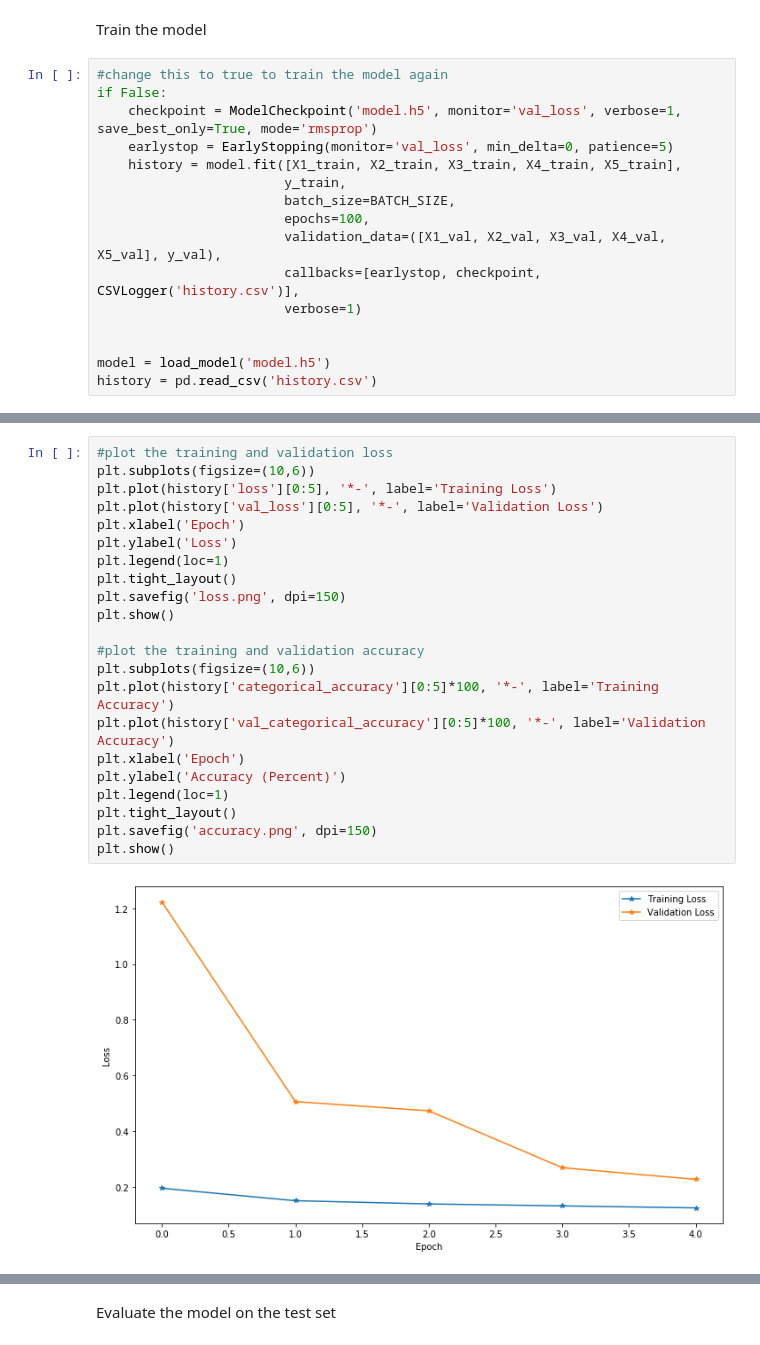
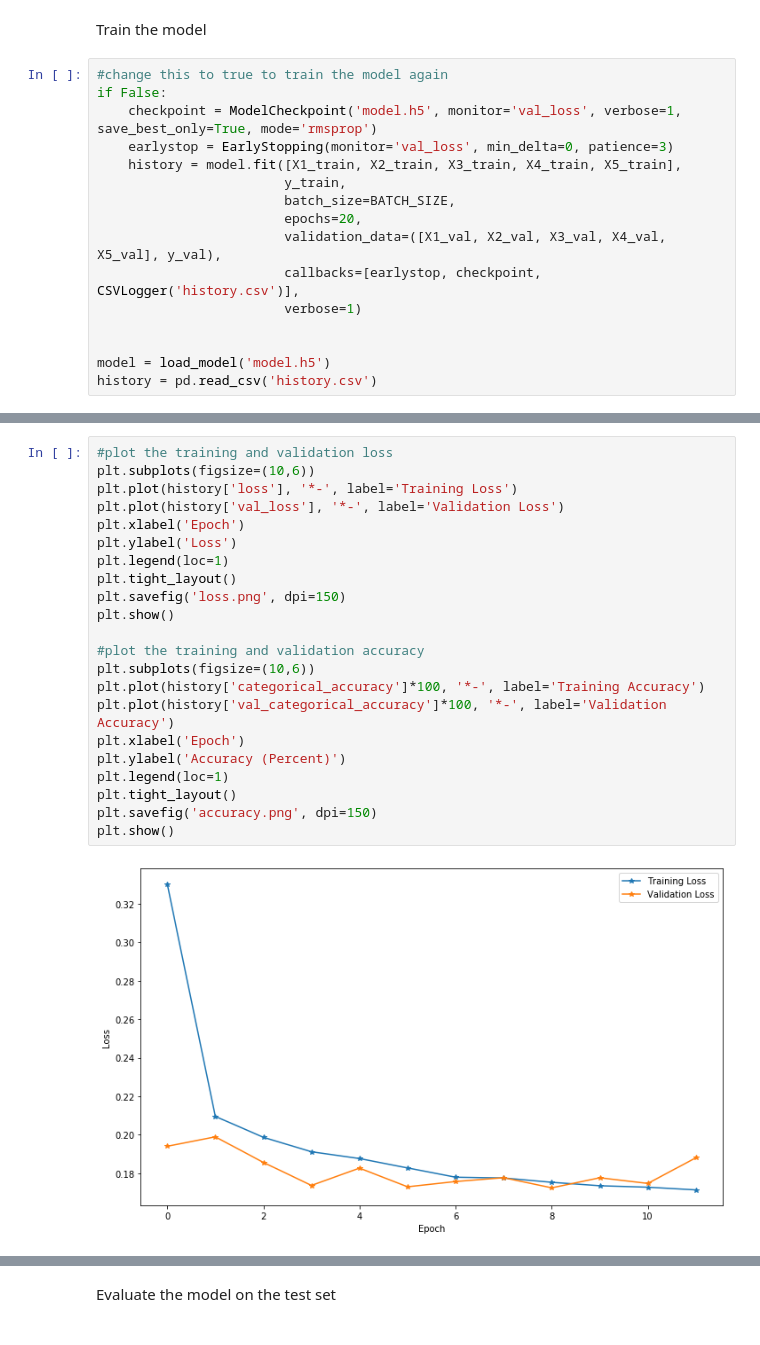
Before and after one commit to nerajbobra/lstm-cnn-eeg-sleep-staging, a Jupyter notebook: train_model.ipynb, the cells around one changed output, grey strips where cells are left out. Cells and saved outputs as stored; diff of their text form.

```diff
--- a/train_model.ipynb
+++ b/train_model.ipynb
@@ -403,11 +232,11 @@ Train the model
 #change this to true to train the model again
 if False:
     checkpoint = ModelCheckpoint('model.h5', monitor='val_loss', verbose=1, save_best_only=True, mode='rmsprop')
-    earlystop = EarlyStopping(monitor='val_loss', min_delta=0, patience=5)
+    earlystop = EarlyStopping(monitor='val_loss', min_delta=0, patience=3)
     history = model.fit([X1_train, X2_train, X3_train, X4_train, X5_train],
                         y_train,
                         batch_size=BATCH_SIZE,
-                        epochs=100,
+                        epochs=20,
                         validation_data=([X1_val, X2_val, X3_val, X4_val, X5_val], y_val),
                         callbacks=[earlystop, checkpoint, CSVLogger('history.csv')],
                         verbose=1)
@@ -420,24 +249,24 @@ Plot the loss and accuracy. Note that early stopping saved the model after epoch
 # %%
 #plot the training and validation loss
 plt.subplots(figsize=(10,6))
-plt.plot(history['loss'][0:5], '*-', label='Training Loss')
-plt.plot(history['val_loss'][0:5], '*-', label='Validation Loss')
+plt.plot(history['loss'], '*-', label='Training Loss')
+plt.plot(history['val_loss'], '*-', label='Validation Loss')
 plt.xlabel('Epoch')
 plt.ylabel('Loss')
 plt.legend(loc=1)
 plt.tight_layout()
 plt.savefig('loss.png', dpi=150)
 plt.show()
 
 #plot the training and validation accuracy
 plt.subplots(figsize=(10,6))
-plt.plot(history['categorical_accuracy'][0:5]*100, '*-', label='Training Accuracy')
-plt.plot(history['val_categorical_accuracy'][0:5]*100, '*-', label='Validation Accuracy')
+plt.plot(history['categorical_accuracy']*100, '*-', label='Training Accuracy')
+plt.plot(history['val_categorical_accuracy']*100, '*-', label='Validation Accuracy')
 plt.xlabel('Epoch')
 plt.ylabel('Accuracy (Percent)')
 plt.legend(loc=1)
 plt.tight_layout()
 plt.savefig('accuracy.png', dpi=150)
 plt.show()
 # %% [output]
-[figure, old version]
+[figure, new version]
```
Also changed, not shown: parts of 13 cells of this notebook, 10 other files.
